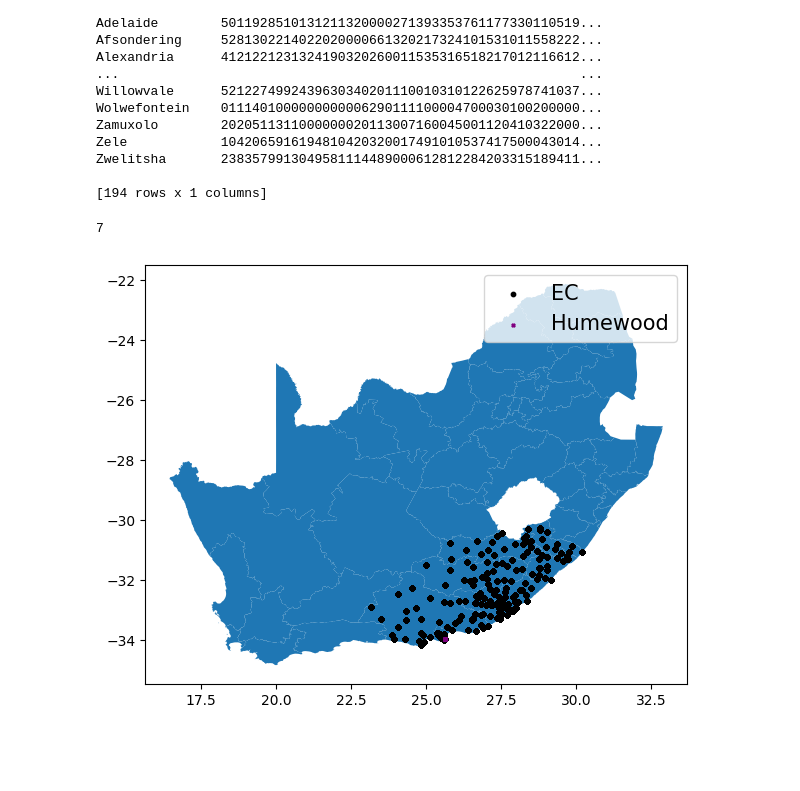
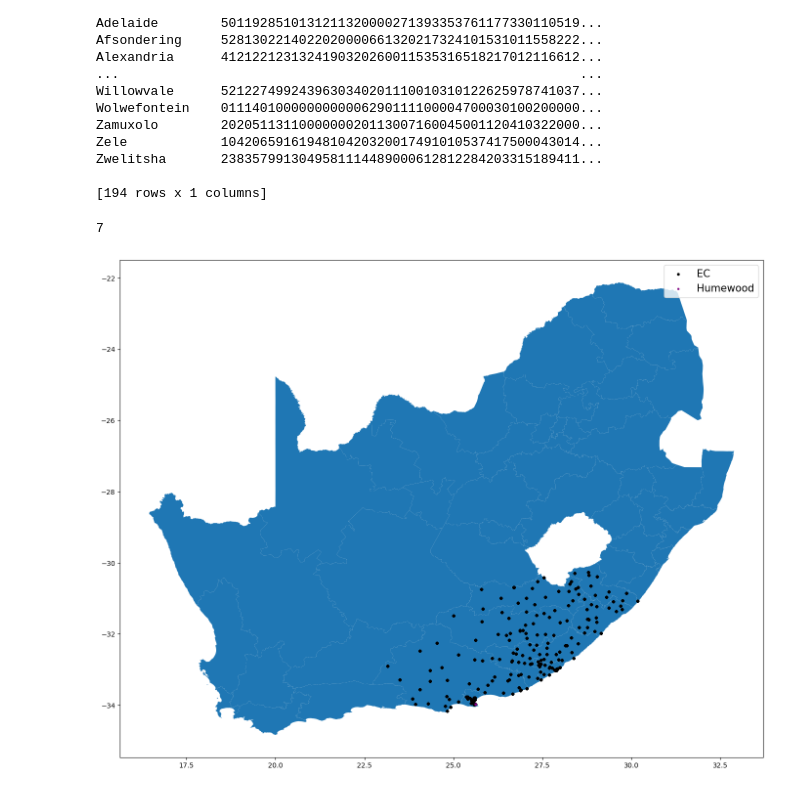
Before and after one commit to BlocknBoom123/CrimePy, a Jupyter notebook: CrimePy.ipynb, the cells around one changed output. Drawn from its saved outputs; the diff is of its cells as text; code cells hidden in the pictures; blank space fills up the shorter version.

```diff
--- a/CrimePy.ipynb
+++ b/CrimePy.ipynb
@@ -102,7 +106,7 @@ df.to_csv('ECcrimerates.csv', encoding='utf-8', index=False) #Create new csv fil
 df_EC = pd.read_csv('ECcrimerates.csv') #Set df equal to the new cleaned CSV.
 # %%
 #map = gpd.read_file("C:\\Users\\user-pc\\Desktop\\Downloads\\ZAF_adm\\ZAF_adm2.shp")
-map = gpd.read_file("C:\\Users\\user-pc\\Desktop\\Downloads\\gadm41_ZAF_shp\\gadm41_ZAF_2.shp")
+map = gpd.read_file("gadm41_ZAF_shp\\gadm41_ZAF_2.shp")
 fig, ax = plt.subplots(figsize=(7,7))
 map.plot(aspect=1,ax = ax)
 plt.title('Map of South Africa')
@@ -184,15 +188,15 @@ Zwelitsha       2383579913049581114489000612812284203315189411...
 
 [194 rows x 1 columns]
 # %%
-fig, ax = plt.subplots(figsize=(7,7))
+fig, ax = plt.subplots(figsize=(17,17))
 map.plot(aspect=1,ax=ax)
 geo_df.plot(aspect=1,ax=ax,markersize=10,color='black',marker='o',label='EC')
 geo_df[geo_df['Police Station'] == 'Humewood'].plot(aspect=1,ax=ax,markersize=5,color='purple',marker='X',label='Humewood')
 plt.legend(prop={'size':15})
 print(geo_df['Crime Category'].nunique())
 # %% [output]
 7
-[figure, old version]
+[figure, new version]
 # %%
 plt.show()
 # %%
```
Also changed, not shown: parts of 6 cells of this notebook.
